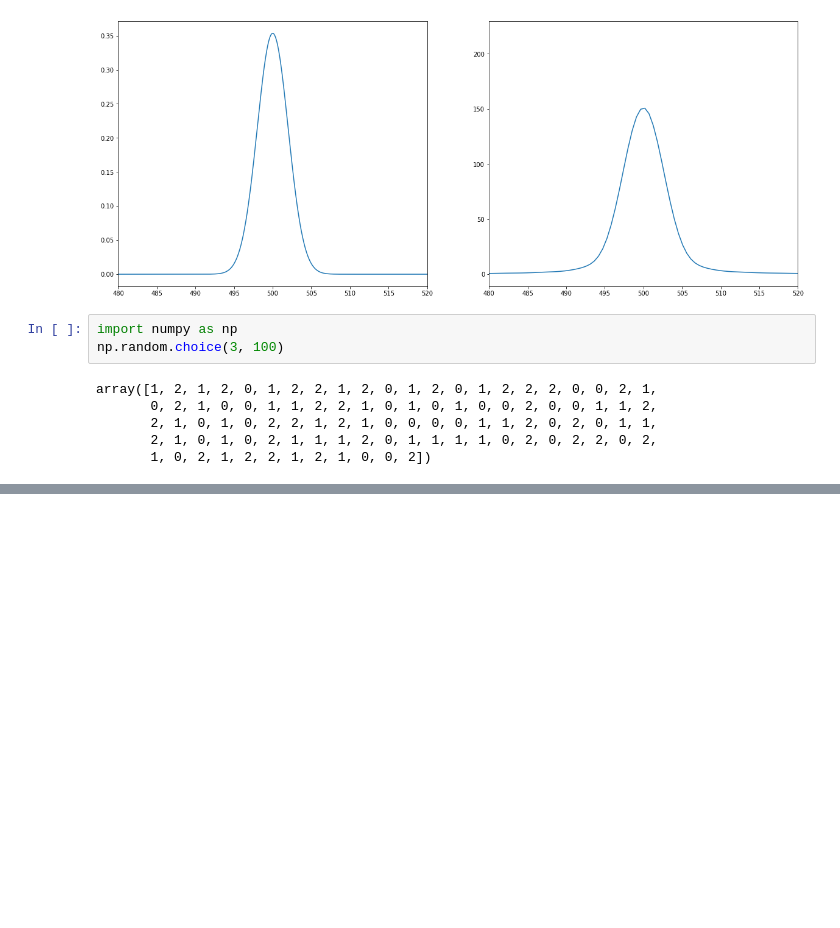
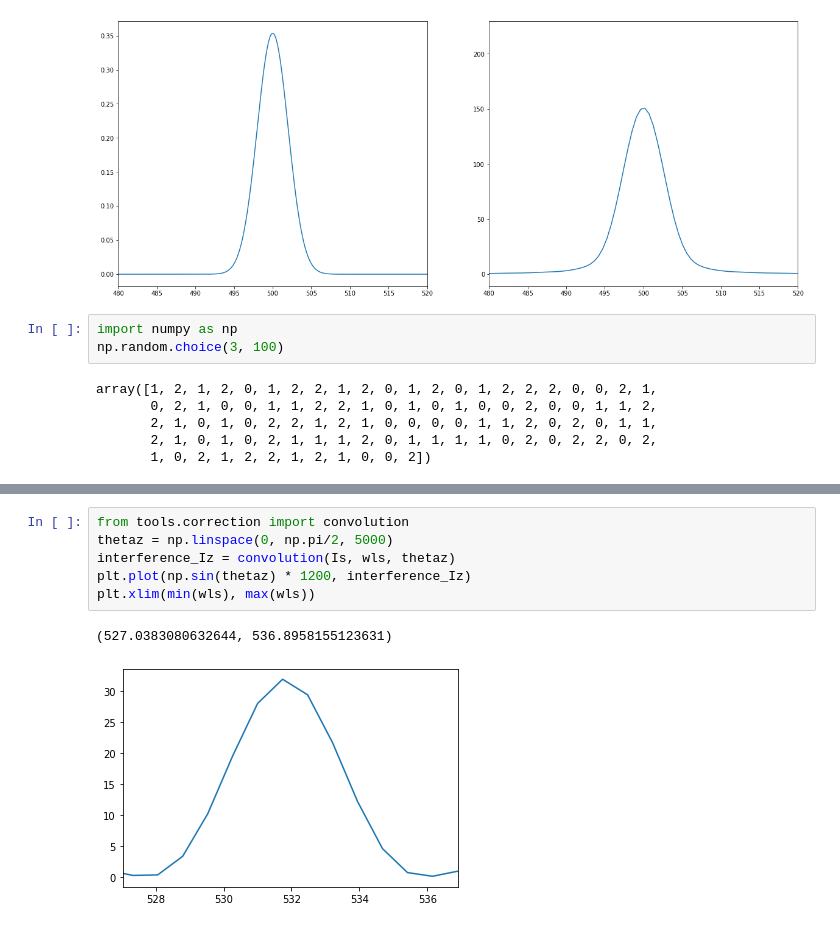
Before and after one commit to JerryLiuMY/OPMD, a Jupyter notebook: src/Test.ipynb, the cells around one changed output, grey strips where cells are left out. Cells and saved outputs as stored; diff of their text form; blank space fills up the shorter version.

```diff
--- a/src/Test.ipynb
+++ b/src/Test.ipynb
@@ -342,0 +357,9 @@ plt.xlim(700, 900)
+# %%
+from tools.correction import convolution
+thetaz = np.linspace(0, np.pi/2, 5000)
+interference_Iz = convolution(Is, wls, thetaz)
+plt.plot(np.sin(thetaz) * 1200, interference_Iz)
+plt.xlim(min(wls), max(wls))
+# %% [output]
+(527.0383080632644, 536.8958155123631)
+[figure, added]
```
Also changed, not shown: parts of 11 cells of this notebook, 4 other files.
